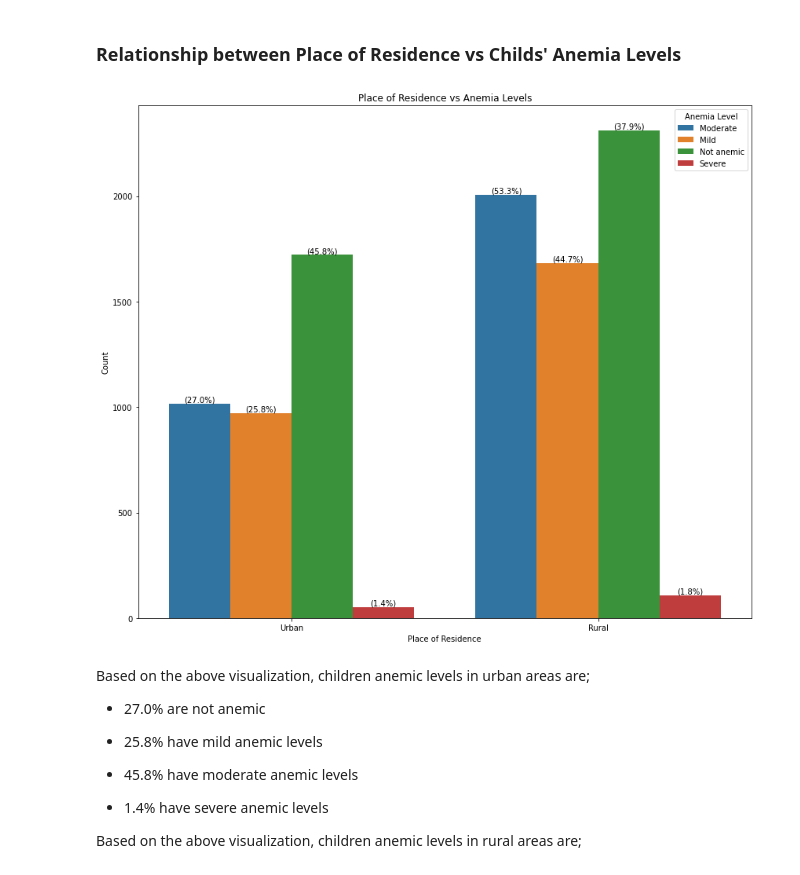
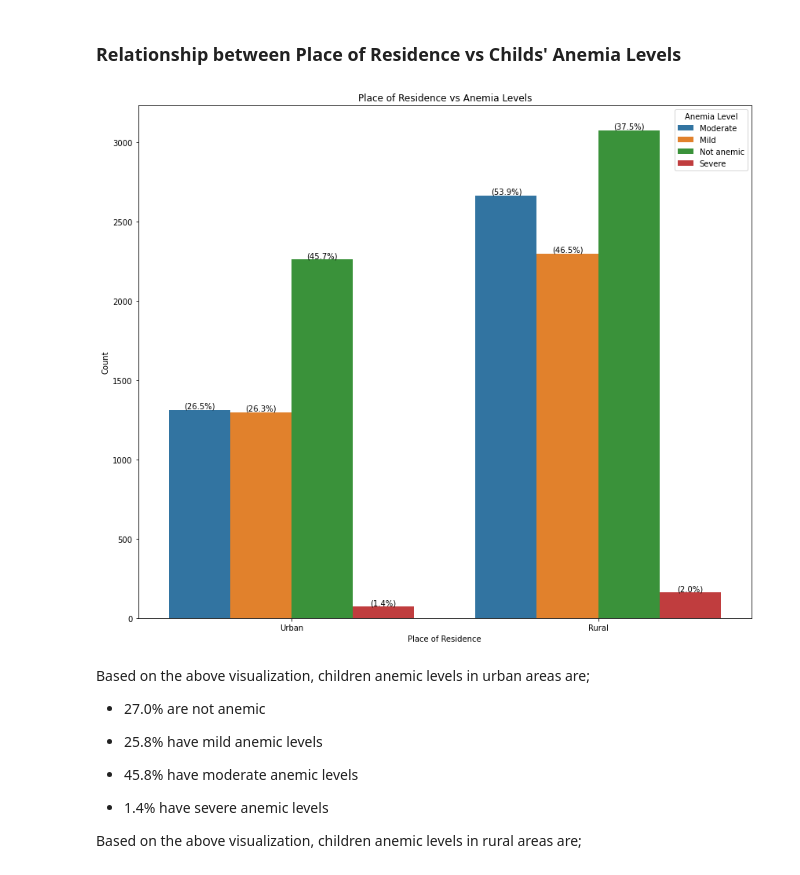
Before and after one commit to ruth-kitasi/Anemia-Level-Prediction-in-Children, a Jupyter notebook: notebooks/cess.ipynb, the cells around one changed output. Cells and saved outputs as stored; diff of their text form; code cells hidden in the pictures.

```diff
--- a/notebooks/cess.ipynb
+++ b/notebooks/cess.ipynb
@@ -306,4 +311 @@ data.duplicated().sum()
-# %%
-# Remove duplicate rows in place
-data.drop_duplicates(inplace=True)
 # %%
@@ -456,7 +417,7 @@ plt.figure(figsize=(14, 12))  # Set the figure size
 palette = sns.color_palette("tab10")
 
 # Create the count plot
-ax = sns.countplot(data=data2, x='Highest educational level', hue='Anemia level', palette=palette)
+ax = sns.countplot(data=data2, x='Education level', hue='Anemia level', palette=palette)
 plt.title("Anemia Levels by Education Level")
 plt.xlabel("Education Level")
 plt.ylabel("Count")
@@ -520,24 +478,0 @@ plt.show()
-# %%
-import matplotlib.pyplot as plt
-import seaborn as sns
-
-plt.figure(figsize=(14, 12))  # Set the figure size
-
-palette = sns.color_palette("tab10")
-
-# Create the count plot
-ax = sns.countplot(data=data2, x='Smokes cigarettes', hue='Anemia level', palette=palette)
-plt.title("Smokes")
-plt.xlabel("Smokes cigarette")
-plt.ylabel("Count")
-plt.legend(title="Anemia Level")
-
-# Annotate each bar with the percentage
-for p in ax.patches:
-    total = sum([p.get_height() for p in ax.patches if p.get_x() == p.get_x()])
-    percentage = f'{100 * p.get_height() / total:.1f}%'
-    x = p.get_x() + p.get_width() / 2
-    y = p.get_height()
-    ax.annotate(percentage, (x, y), ha='center', va='bottom')
-
-plt.show()
@@ -548,37 +481,37 @@ plt.show()
 # %%
 
 import matplotlib.pyplot as plt
 import seaborn as sns
 
 plt.figure(figsize=(14, 12))  # Set the figure size
 
 # count plot
-ax = sns.countplot(data=data2, x='Type of place of residence', hue='Anemia level')
+ax = sns.countplot(data=data2, x='Residence Type', hue='Anemia level')
 plt.title("Place of Residence vs Anemia Levels")
 plt.xlabel("Place of Residence")
 plt.ylabel("Count")
 plt.legend(title="Anemia Level")
 
 # Get total counts for each place of residence
-total_counts = data2['Type of place of residence'].value_counts()
+total_counts = data2['Residence Type'].value_counts()
 
 # Annotate each bar with the percentage
 for p in ax.patches:
     height = p.get_height()  # Height of the bar
     #label for the current bar
     label = p.get_x() + p.get_width() / 2
     # total count for that specific type of residence
-    residence_label = data2['Type of place of residence'].unique()[int(label)]
+    residence_label = data2['Residence Type'].unique()[int(label)]
     total = total_counts[residence_label]  # Total count for the specific residence
     percentage = (height / total) * 100  # Calculate percentage
     # Annotate with only the percentage
     ax.annotate(f'({percentage:.1f}%)',
                 (p.get_x() + p.get_width() / 2., height),
                 ha='center', va='bottom')  # Position the text at the top of each bar
 
 plt.show()
 # %% [output]
-[figure, old version]
+[figure, new version]
 # %% [markdown]
 Based on the above visualization, children anemic levels in urban areas are;
 
```
Also changed, not shown: parts of 100 cells of this notebook.
